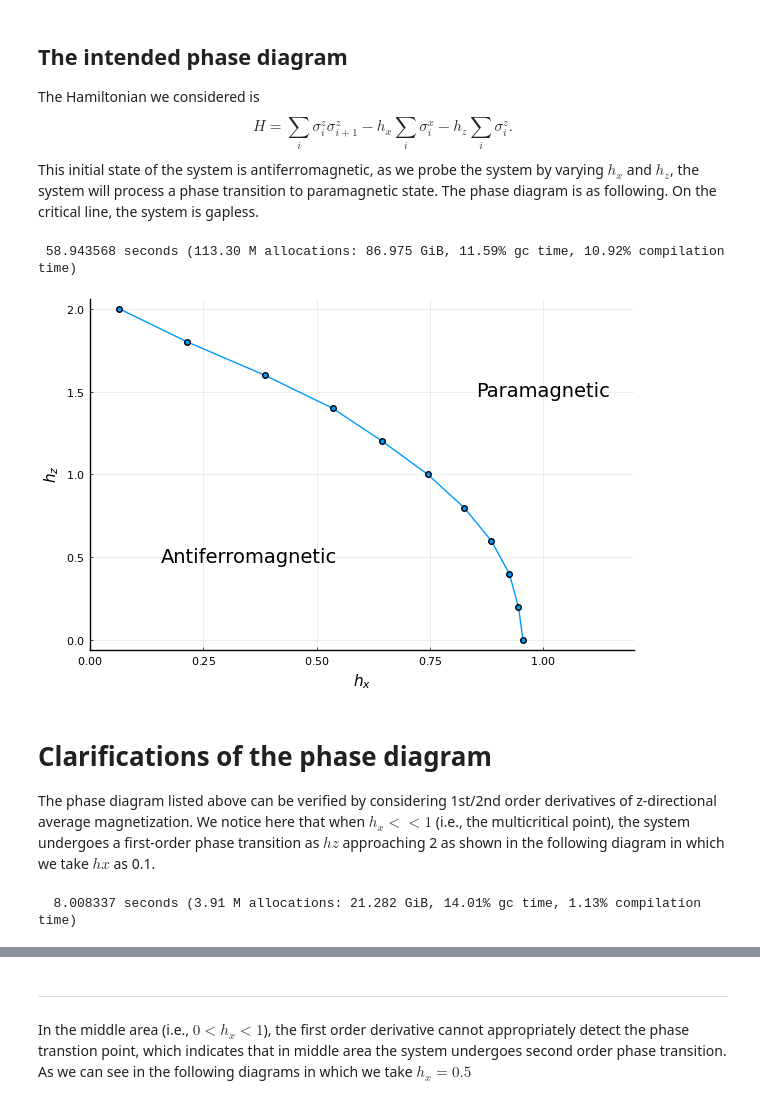
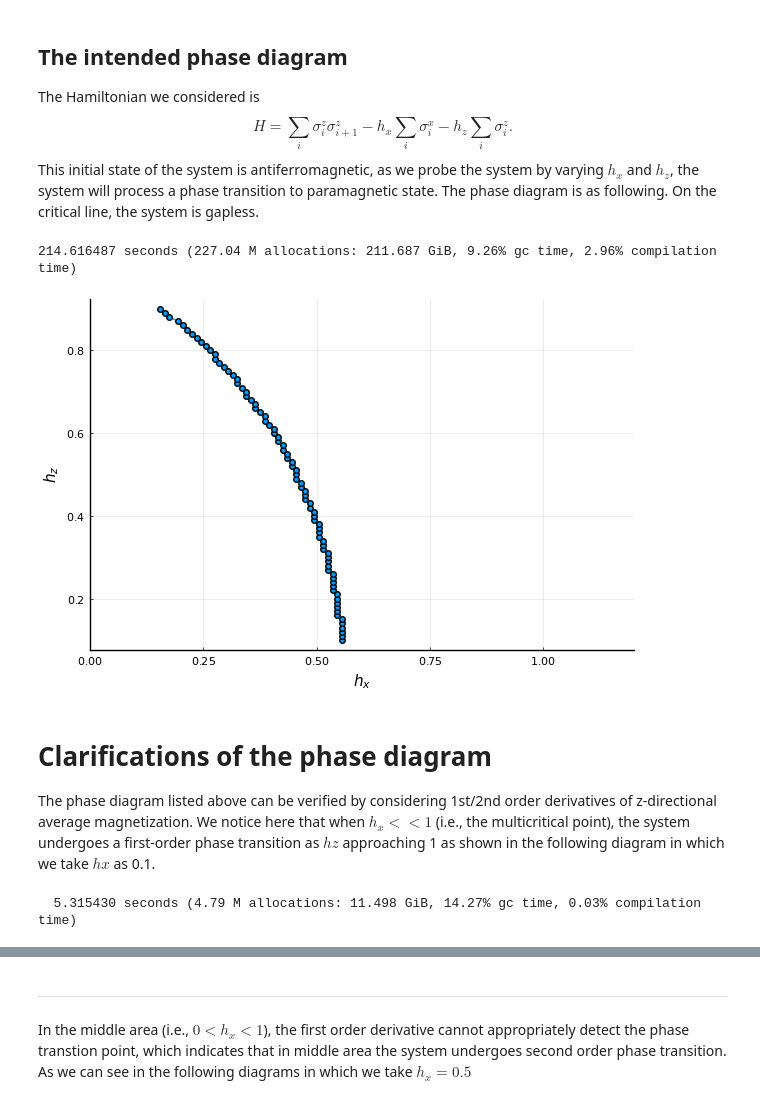
Before and after one commit to coolgas/QuantumIsing, a Jupyter notebook: review_note.ipynb, the cells around one changed output, grey strips where cells are left out. Drawn from its saved outputs; the diff is of its cells as text; code cells hidden in the pictures.

```diff
--- a/review_note.ipynb
+++ b/review_note.ipynb
@@ -15,8 +15,8 @@ Plots.PyPlotBackend()
 ## The intended phase diagram
 The Hamiltonian we considered is $$H = \sum_{i}\sigma^{z}_{i}\sigma^{z}_{i+1}-h_x\sum_{i}\sigma_{i}^{x}-h_z\sum_{i}\sigma_{i}^{z}.$$ This initial state of the system is antiferromagnetic, as we probe the system by varying $h_x$ and $h_z$, the system will process a phase transition to paramagnetic state. The phase diagram is as following. On the critical line, the system is gapless.
 # %%
-hxs = 0.06:0.01:1.2;
-hzs = 0:0.2:2;
+hxs = 0.1:0.01:0.8;
+hzs = 0.1:0.01:0.9;
 hx_lst = zeros(length(hzs))
 
 @time for (i, hz) in enumerate(hzs)
@@ -32,21 +32,21 @@ hx_lst = zeros(length(hzs))
     end
 end
 # %% [output]
- 58.943568 seconds (113.30 M allocations: 86.975 GiB, 11.59% gc time, 10.92% compilation time)
+214.616487 seconds (227.04 M allocations: 211.687 GiB, 9.26% gc time, 2.96% compilation time)
 # %%
 p1 = plot(xlab=L"$h_x$", ylab=L"$h_z$", xlim=(0,1.2), legend=false);
 
-annotate!((0.35, 0.5, "Antiferromagnetic"));
-annotate!(1.00, 1.5, "Paramagnetic");
+#annotate!((0.35, 0.5, "Antiferromagnetic"));
+#annotate!(1.00, 1.5, "Paramagnetic");
 
 plot!(p1, hx_lst, hzs, marker=:circle)
 # %% [output]
-[figure, old version]
+[figure, new version]
 # %% [markdown]
 # Clarifications of the phase diagram
-The phase diagram listed above can be verified by considering 1st/2nd order derivatives of z-directional average magnetization. We notice here that when $h_x<<1$ (i.e., the multicritical point), the system undergoes a first-order phase transition as $hz$ approaching 2 as shown in the following diagram in which we take $hx$ as 0.1.
+The phase diagram listed above can be verified by considering 1st/2nd order derivatives of z-directional average magnetization. We notice here that when $h_x<<1$ (i.e., the multicritical point), the system undergoes a first-order phase transition as $hz$ approaching 1 as shown in the following diagram in which we take $hx$ as 0.1.
 # %%
-hs1 = 1.5:0.05:2.5;
+hs1 = 0:0.05:2.5;
 
 M1 = zeros(length(hs1));
 @time for (i, h) in enumerate(hs1)
@@ -58,7 +58,7 @@ end
 
 h, deri = derivative(x=hs1, y=M1);
 # %% [output]
-  8.008337 seconds (3.91 M allocations: 21.282 GiB, 14.01% gc time, 1.13% compilation time)
+  5.315430 seconds (4.79 M allocations: 11.498 GiB, 14.27% gc time, 0.03% compilation time)
 # %%
 p2 = plot(xlab=L"$h_z$", ylab=L"$ds_z/dh_z$");
 
```
Also changed, not shown: parts of 20 cells of this notebook, 5 other files.
